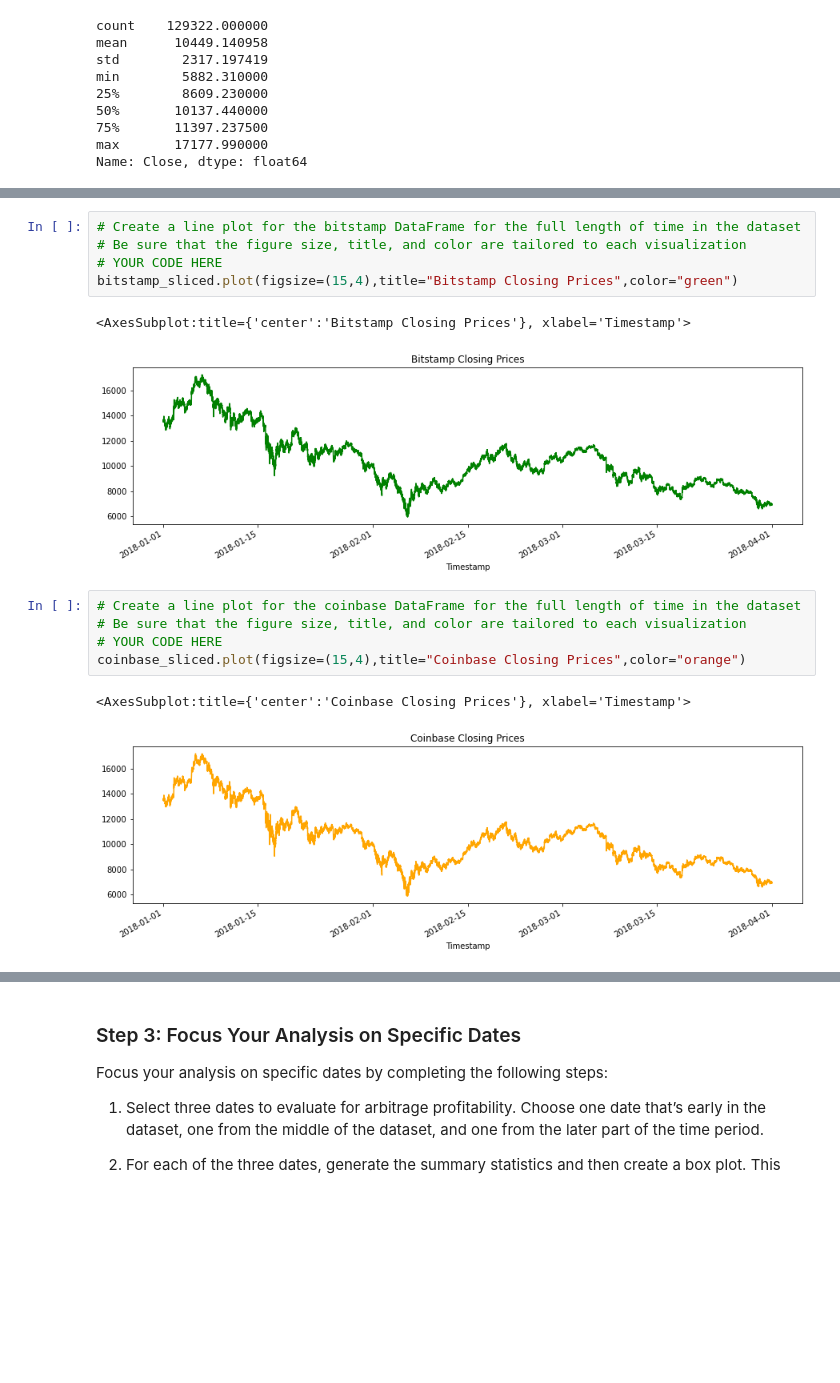
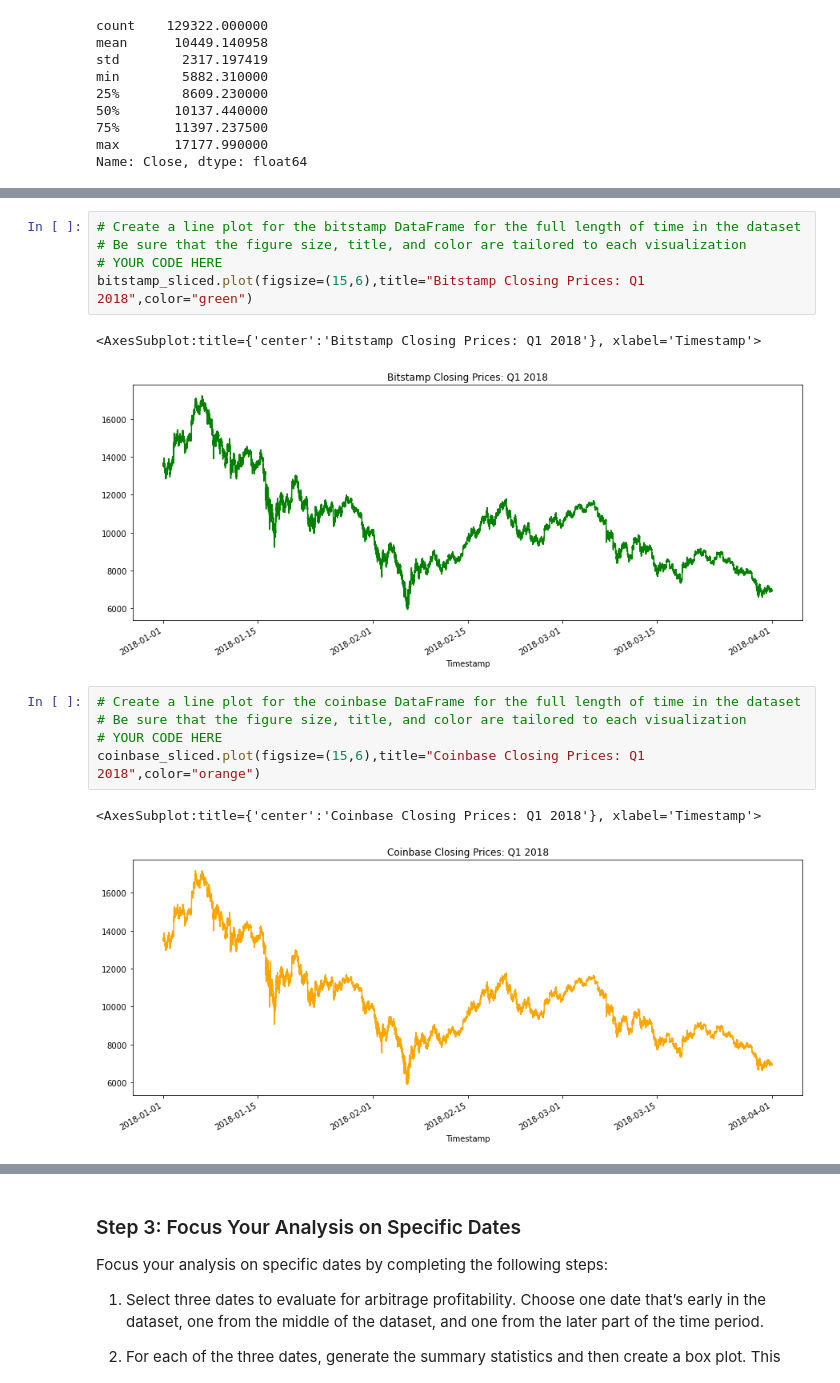
Before and after one commit to tnmercer/fintechbootcamp, a Jupyter notebook: Module_3_Challenge/Starter_Code/crypto_arbitrage.ipynb, the cells around one changed output, grey strips where cells are left out. Drawn from its saved outputs; the diff is of its cells as text; blank space fills up the shorter version.

```diff
--- a/Module_3_Challenge/Starter_Code/crypto_arbitrage.ipynb
+++ b/Module_3_Challenge/Starter_Code/crypto_arbitrage.ipynb
@@ -232,19 +323,19 @@ Name: Close, dtype: float64
 # %%
 # Create a line plot for the bitstamp DataFrame for the full length of time in the dataset
 # Be sure that the figure size, title, and color are tailored to each visualization
 # YOUR CODE HERE
-bitstamp_sliced.plot(figsize=(15,4),title="Bitstamp Closing Prices",color="green")
+bitstamp_sliced.plot(figsize=(15,6),title="Bitstamp Closing Prices: Q1 2018",color="green")
 # %% [output]
-<AxesSubplot:title={'center':'Bitstamp Closing Prices'}, xlabel='Timestamp'>
+<AxesSubplot:title={'center':'Bitstamp Closing Prices: Q1 2018'}, xlabel='Timestamp'>
-[figure, old version]
+[figure, new version]
 # %%
 # Create a line plot for the coinbase DataFrame for the full length of time in the dataset
 # Be sure that the figure size, title, and color are tailored to each visualization
 # YOUR CODE HERE
-coinbase_sliced.plot(figsize=(15,4),title="Coinbase Closing Prices",color="orange")
+coinbase_sliced.plot(figsize=(15,6),title="Coinbase Closing Prices: Q1 2018",color="orange")
 # %% [output]
-<AxesSubplot:title={'center':'Coinbase Closing Prices'}, xlabel='Timestamp'>
+<AxesSubplot:title={'center':'Coinbase Closing Prices: Q1 2018'}, xlabel='Timestamp'>
-[figure, old version]
+[figure, new version]
 # %%
 # Overlay the visualizations for the bitstamp and coinbase DataFrames in one plot
 # The plot should visualize the prices over the full lenth of the dataset
```
Also changed, not shown: parts of 30 cells of this notebook, 1 other file.
